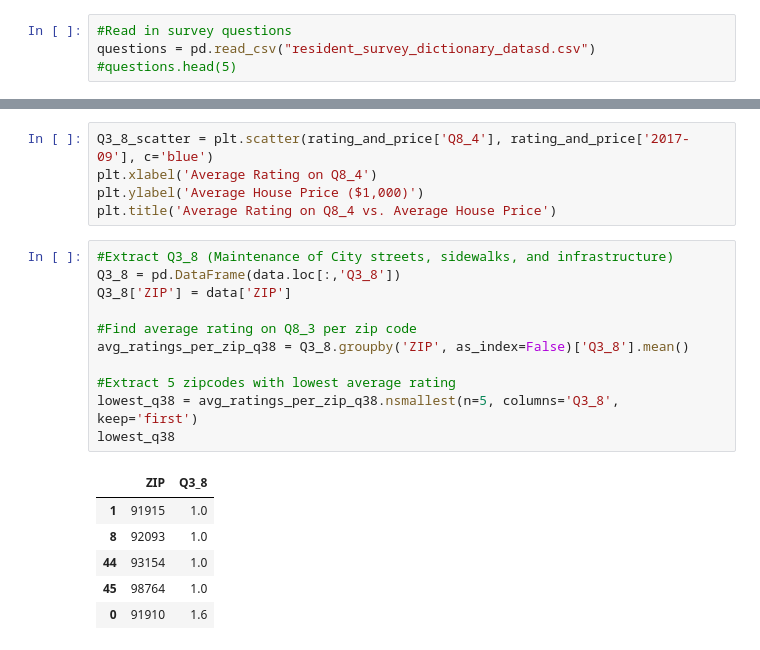
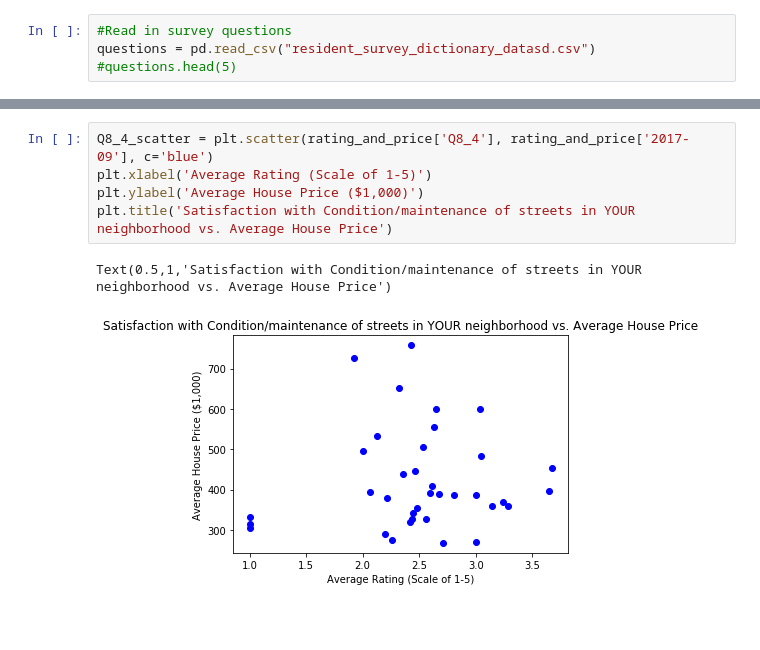
Before and after one commit to maggietsui/Final_Project_COGS108, a Jupyter notebook: Maggie.ipynb, the cells around one changed output, grey strips where cells are left out. Cells and saved outputs as stored; diff of their text form; blank space fills up the shorter version.

```diff
--- a/Maggie.ipynb
+++ b/Maggie.ipynb
@@ -199,23 +212,8 @@ Text(0.5,1,'Satisfaction with Maintenance of SD Streets/Sidewalks/Infrastructure
 # %%
-Q3_8_scatter = plt.scatter(rating_and_price['Q8_4'], rating_and_price['2017-09'], c='blue')
-plt.xlabel('Average Rating on Q8_4')
+Q8_4_scatter = plt.scatter(rating_and_price['Q8_4'], rating_and_price['2017-09'], c='blue')
+plt.xlabel('Average Rating (Scale of 1-5)')
 plt.ylabel('Average House Price ($1,000)')
-plt.title('Average Rating on Q8_4 vs. Average House Price')
+plt.title('Satisfaction with Condition/maintenance of streets in YOUR neighborhood vs. Average House Price')
+# %% [output]
+Text(0.5,1,'Satisfaction with Condition/maintenance of streets in YOUR neighborhood vs. Average House Price')
+[figure, added]
-# %%
-#Extract Q3_8 (Maintenance of City streets, sidewalks, and infrastructure)
-Q3_8 = pd.DataFrame(data.loc[:,'Q3_8'])
-Q3_8['ZIP'] = data['ZIP']
-
-#Find average rating on Q8_3 per zip code
-avg_ratings_per_zip_q38 = Q3_8.groupby('ZIP', as_index=False)['Q3_8'].mean()
-
-#Extract 5 zipcodes with lowest average rating
-lowest_q38 = avg_ratings_per_zip_q38.nsmallest(n=5, columns='Q3_8', keep='first')
-lowest_q38
-# %% [output]
-|  | ZIP | Q3_8 |
-| 1 | 91915 | 1.0 |
-| 8 | 92093 | 1.0 |
-| 44 | 93154 | 1.0 |
-| 45 | 98764 | 1.0 |
-| 0 | 91910 | 1.6 |
```
Also changed, not shown: parts of 12 cells of this notebook.
